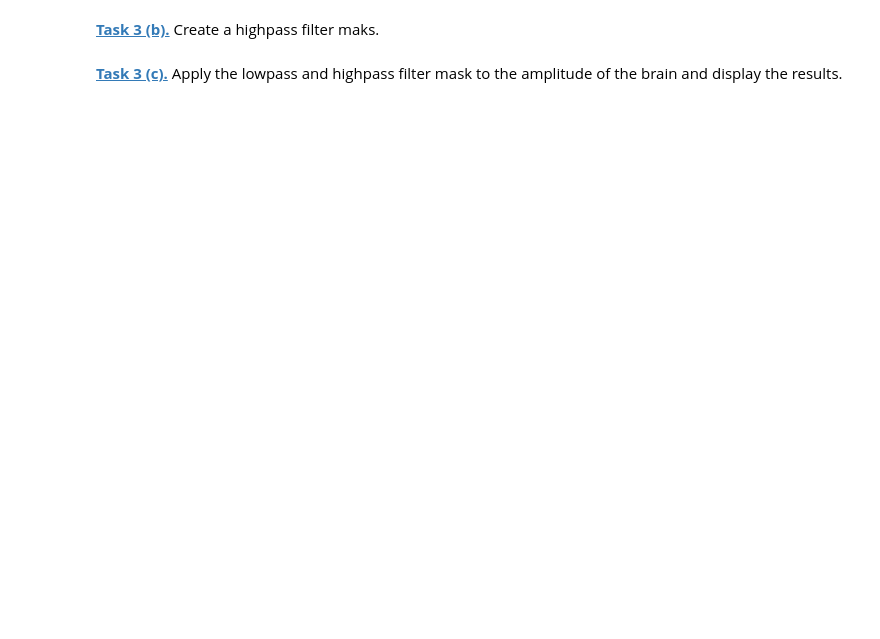
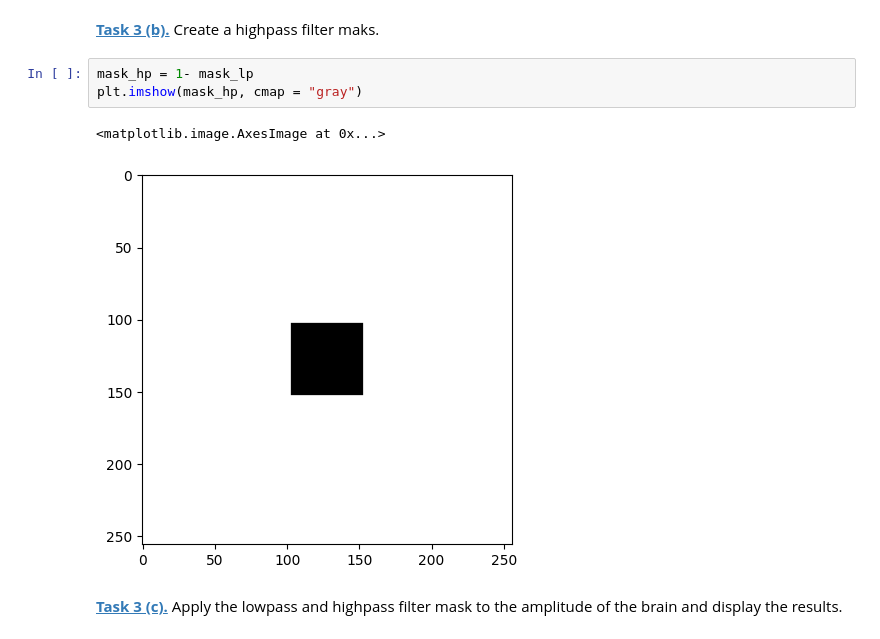
Before and after one commit to CihZyrk/mobi-fs5-python, a Jupyter notebook: fourier.ipynb, the cells around one changed output. Drawn from its saved outputs; the diff is of its cells as text; blank space fills up the shorter version.

```diff
--- a/fourier.ipynb
+++ b/fourier.ipynb
@@ -151,4 +163,10 @@ filter_window_size = 50
 # %% [markdown]
 **[Task 3 (b).]()** Create a highpass filter maks.
+# %%
+mask_hp = 1- mask_lp
+plt.imshow(mask_hp, cmap = "gray")
+# %% [output]
+<matplotlib.image.AxesImage at 0x...>
+[figure, added]
 # %% [markdown]
 **[Task 3 (c).]()** Apply the lowpass and highpass filter mask to the amplitude of the brain and display the results.
```
Also changed, not shown: parts of 2 cells of this notebook.
